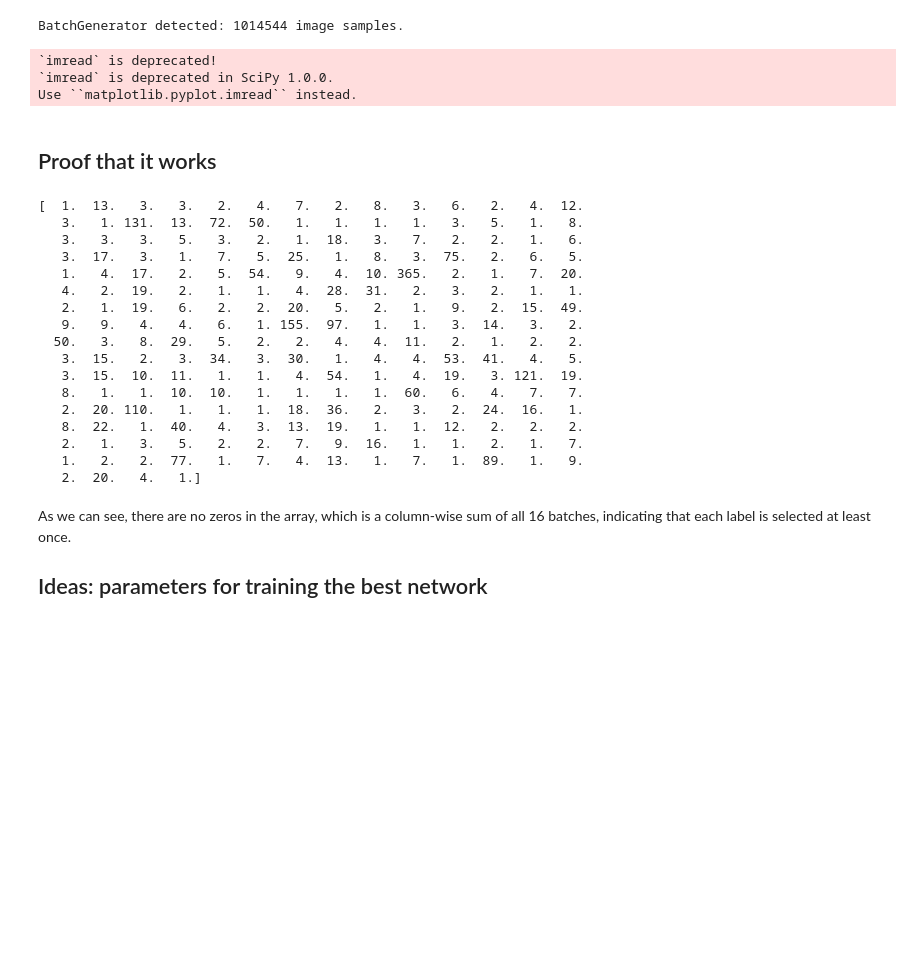
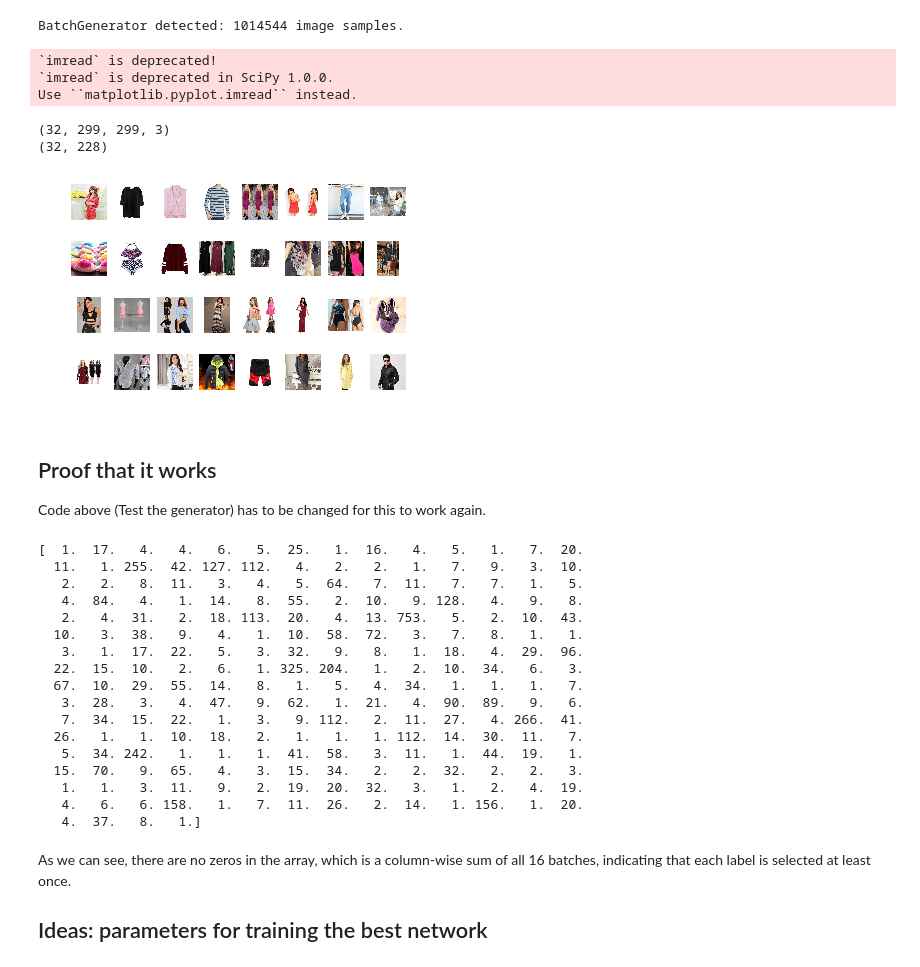
Before and after one commit to alexthe2nd/machinelearninginpractice, a Jupyter notebook: fashion_challenge/batch_balance.ipynb, the cells around one changed output. Cells and saved outputs as stored; diff of their text form; code cells hidden in the pictures; blank space fills up the shorter version.

Commit message:
Debuffed balanced batch generator

```diff
--- a/fashion_challenge/batch_balance.ipynb
+++ b/fashion_challenge/batch_balance.ipynb
@@ -172,7 +187,7 @@ Takes a while to initialize but should be pretty fast at creating batches after
 # %%
 class BalancedBatchGenerator(object):
 
-    def __init__(self, input_dir, csv_path, mini_batch_size=32, macro_batch_size=512, augmentation_fn=basic_augmentation):
+    def __init__(self, input_dir, csv_path, mini_batch_size=32, macro_batch_size=1024, augmentation_fn=pad_image):
 
         # Params
         self.input_dir = input_dir  # path to images
@@ -237,7 +252,7 @@ class BalancedBatchGenerator(object):
 
                 # Data augmentation
                 if self.augmentation_fn:
-                    image = self.augmentation_fn(image)
+                    image = self.augmentation_fn(image_arr=image)
 
                 # Append
                 images.append(image)
@@ -254,6 +269,7 @@ class BalancedBatchGenerator(object):
         return batch_x, batch_y
 
     def create_macro_batch(self):
+
         # Creates a macro_batch_size batch with each label at least once
         image_ids = set([])
         labels = set([])
@@ -270,11 +286,10 @@ class BalancedBatchGenerator(object):
                 # Add labels from taken image to labels
                 new_labels = self.evaluated.iloc[img_id - 1]
                 labels = labels | set(new_labels)
-                all_labels.append(new_labels)
 
         # Add images until size is right
         while len(image_ids) < self.macro_batch_size:
-            image_ids = image_ids | set([random.randint(1, len(basic_df))])
+            image_ids = image_ids | set([random.randint(1, len(self.evaluated))])
 
         # Shuffle to be sure
         image_ids = list(map(lambda x: x - 1, image_ids)) # from imageId to index
@@ -286,7 +301,7 @@ class BalancedBatchGenerator(object):
 # %%
 # Initialize generator (takes quite some time)
 training_gen = BalancedBatchGenerator(
-    input_dir = join(data_dir, "train/"),
+    input_dir = join(data_dir, "train"),
     csv_path = join(data_dir, "csv/train_labels.csv"),
 )
 # %% [output]
@@ -300,46 +315,43 @@ from_csv is deprecated. Please use read_csv(...) instead. Note that some of the
 BatchGenerator detected: 1014544 image samples.
 # %%
 # Test the generator
-all_batch_x = []
-all_batch_y = []
-count = 0
 for batch_x, batch_y in training_gen:
-#     print(batch_x.shape)
-#     print(batch_y.shape)
-#     plot_image(batch_x, images_per_row=8)
-    all_batch_x.append(batch_x)
-    all_batch_y.append(batch_y)
-    count = count + 1
-    if count == 16: # 512/32 = 16, exactly one macrobatch
-        break
+    print(batch_x.shape)
+    print(batch_y.shape)
+    plot_image(batch_x, images_per_row=8)
+    break
 # %% [output]
 `imread` is deprecated!
 `imread` is deprecated in SciPy 1.0.0.
 Use ``matplotlib.pyplot.imread`` instead.
+(32, 299, 299, 3)
+(32, 228)
+[figure, added]
-# %% [markdown]
-## Proof that it works
+# %% [markdown]
+## Proof that it works
+Code above (Test the generator) has to be changed for this to work again.
 # %%
 test = [np.sum(i, axis=0) for i in all_batch_y]
 test2 = np.sum(test, axis=0)
 print(test2)
 # %% [output]
-[  1.  13.   3.   3.   2.   4.   7.   2.   8.   3.   6.   2.   4.  12.
-   3.   1. 131.  13.  72.  50.   1.   1.   1.   1.   3.   5.   1.   8.
-   3.   3.   3.   5.   3.   2.   1.  18.   3.   7.   2.   2.   1.   6.
-   3.  17.   3.   1.   7.   5.  25.   1.   8.   3.  75.   2.   6.   5.
-   1.   4.  17.   2.   5.  54.   9.   4.  10. 365.   2.   1.   7.  20.
-   4.   2.  19.   2.   1.   1.   4.  28.  31.   2.   3.   2.   1.   1.
-   2.   1.  19.   6.   2.   2.  20.   5.   2.   1.   9.   2.  15.  49.
-   9.   9.   4.   4.   6.   1. 155.  97.   1.   1.   3.  14.   3.   2.
-  50.   3.   8.  29.   5.   2.   2.   4.   4.  11.   2.   1.   2.   2.
-   3.  15.   2.   3.  34.   3.  30.   1.   4.   4.  53.  41.   4.   5.
-   3.  15.  10.  11.   1.   1.   4.  54.   1.   4.  19.   3. 121.  19.
-   8.   1.   1.  10.  10.   1.   1.   1.   1.  60.   6.   4.   7.   7.
-   2.  20. 110.   1.   1.   1.  18.  36.   2.   3.   2.  24.  16.   1.
-   8.  22.   1.  40.   4.   3.  13.  19.   1.   1.  12.   2.   2.   2.
-   2.   1.   3.   5.   2.   2.   7.   9.  16.   1.   1.   2.   1.   7.
-   1.   2.   2.  77.   1.   7.   4.  13.   1.   7.   1.  89.   1.   9.
-   2.  20.   4.   1.]
+[  1.  17.   4.   4.   6.   5.  25.   1.  16.   4.   5.   1.   7.  20.
+  11.   1. 255.  42. 127. 112.   4.   2.   2.   1.   7.   9.   3.  10.
+   2.   2.   8.  11.   3.   4.   5.  64.   7.  11.   7.   7.   1.   5.
+   4.  84.   4.   1.  14.   8.  55.   2.  10.   9. 128.   4.   9.   8.
+   2.   4.  31.   2.  18. 113.  20.   4.  13. 753.   5.   2.  10.  43.
+  10.   3.  38.   9.   4.   1.  10.  58.  72.   3.   7.   8.   1.   1.
+   3.   1.  17.  22.   5.   3.  32.   9.   8.   1.  18.   4.  29.  96.
+  22.  15.  10.   2.   6.   1. 325. 204.   1.   2.  10.  34.   6.   3.
+  67.  10.  29.  55.  14.   8.   1.   5.   4.  34.   1.   1.   1.   7.
+   3.  28.   3.   4.  47.   9.  62.   1.  21.   4.  90.  89.   9.   6.
+   7.  34.  15.  22.   1.   3.   9. 112.   2.  11.  27.   4. 266.  41.
+  26.   1.   1.  10.  18.   2.   1.   1.   1. 112.  14.  30.  11.   7.
+   5.  34. 242.   1.   1.   1.  41.  58.   3.  11.   1.  44.  19.   1.
+  15.  70.   9.  65.   4.   3.  15.  34.   2.   2.  32.   2.   2.   3.
+   1.   1.   3.  11.   9.   2.  19.  20.  32.   3.   1.   2.   4.  19.
+   4.   6.   6. 158.   1.   7.  11.  26.   2.  14.   1. 156.   1.  20.
+   4.  37.   8.   1.]
 # %% [markdown]
 As we can see, there are no zeros in the array, which is a column-wise sum of all 16 batches, indicating that each label is selected at least once.
 ## Ideas: parameters for training the best network
```
Also changed, not shown: parts of 5 cells of this notebook.
